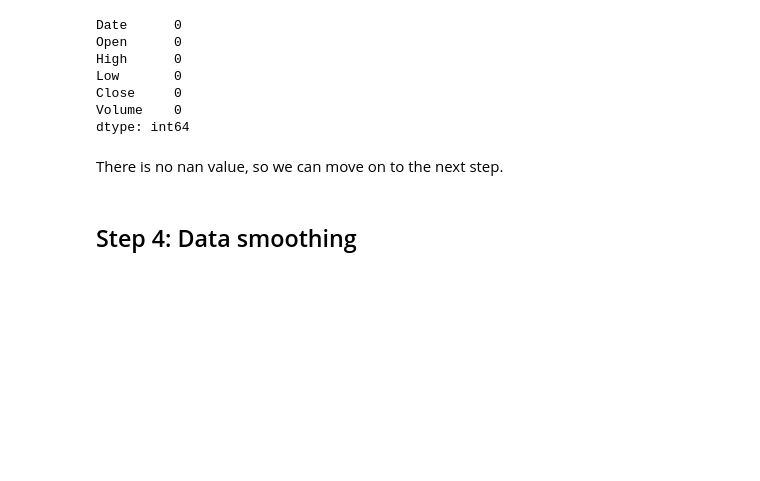
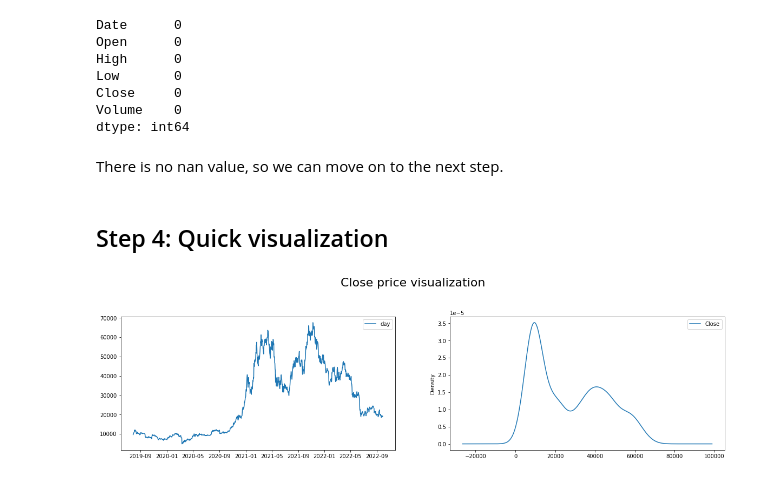
Before and after one commit to huy2212/bitcoin_price_prediction, a Jupyter notebook: data_preprocessing.ipynb, the cells around one changed output. Saved outputs shown, nothing was run; the diff lists cells and outputs as text; code cells hidden in the pictures; blank space fills up the shorter version.

```diff
--- a/data_preprocessing.ipynb
+++ b/data_preprocessing.ipynb
@@ -118,0 +111,7 @@ df.tail()
+# %%
+#Change date type to datetime64
+df['Date'] = df['Date'].astype('datetime64')
+# %%
+# We see that there many redundant dates so we need to delele them, just keep the final price of the day.
+df = df.drop_duplicates('Date',keep='last')
+df.reset_index(drop = True)
@@ -131,6 +144,19 @@ dtype: int64
 # %% [markdown]
 There is no nan value, so we can move on to the next step.
 # %% [markdown]
-## Step 4: Data smoothing
+## Step 4: Quick visualization
+# %%
+fig = plt.figure(figsize=[20, 10]);
+plt.suptitle('Close price visualization', fontsize=22)
+
+plt.subplot(221)
+plt.plot(df['Date'], df['Close'], '-', label= 'day');
+plt.legend();
+
+plt.subplot(222)
+df['Close'].plot(kind = 'kde');
+plt.legend();
+# %% [output]
+[figure, added]
 # %%
 #The dataset now look fine, let's save it for future work.
```
Also changed, not shown: parts of 6 cells of this notebook.
